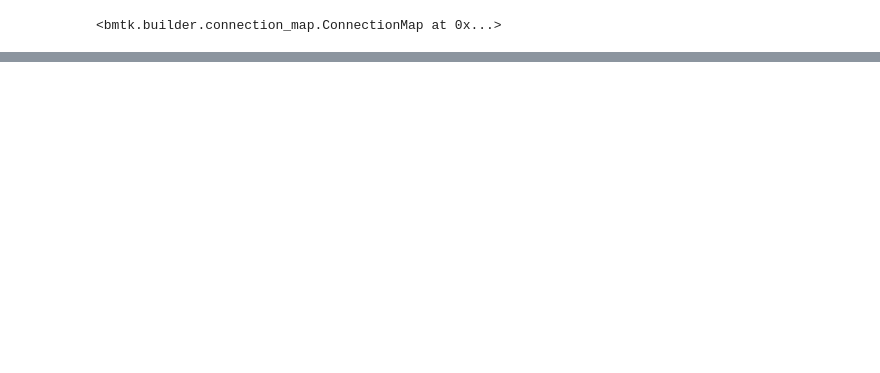
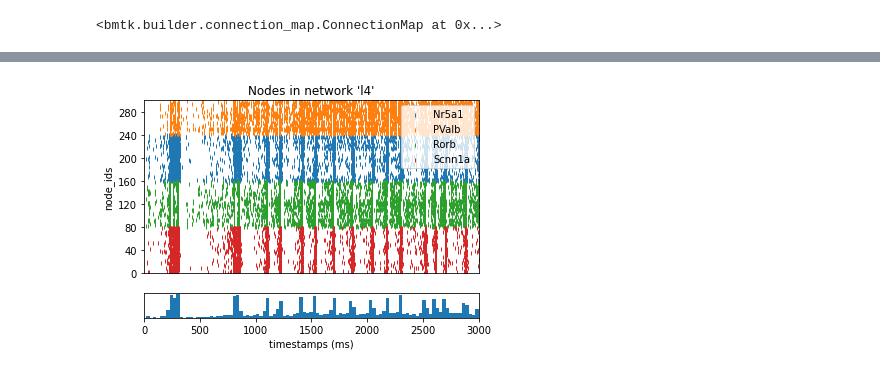
Before and after one commit to AllenInstitute/bmtk_workshop_2022, a Jupyter notebook: Ch3_multicells/3. Multipopulation biophysical.ipynb, the cells around one changed output, grey strips where cells are left out. Drawn from its saved outputs; the diff is of its cells as text; code cells hidden in the pictures; blank space fills up the shorter version.

```diff
--- a/Ch3_multicells/3. Multipopulation biophysical.ipynb
+++ b/Ch3_multicells/3. Multipopulation biophysical.ipynb
@@ -739,0 +729,6 @@ sim.run()
+# %%
+from bmtk.analyzer.spike_trains import plot_raster
+
+_ = plot_raster(config_file='config.simulation_with_lifs.json', group_by='model_name')
+# %% [output]
+[figure, added]
```
Also changed, not shown: parts of 60 cells of this notebook, 36 other files.
